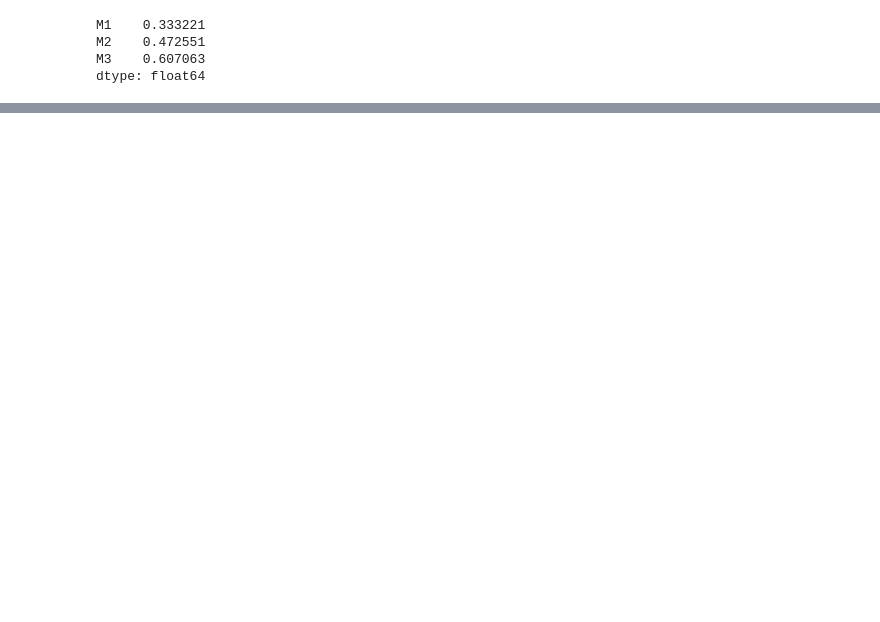
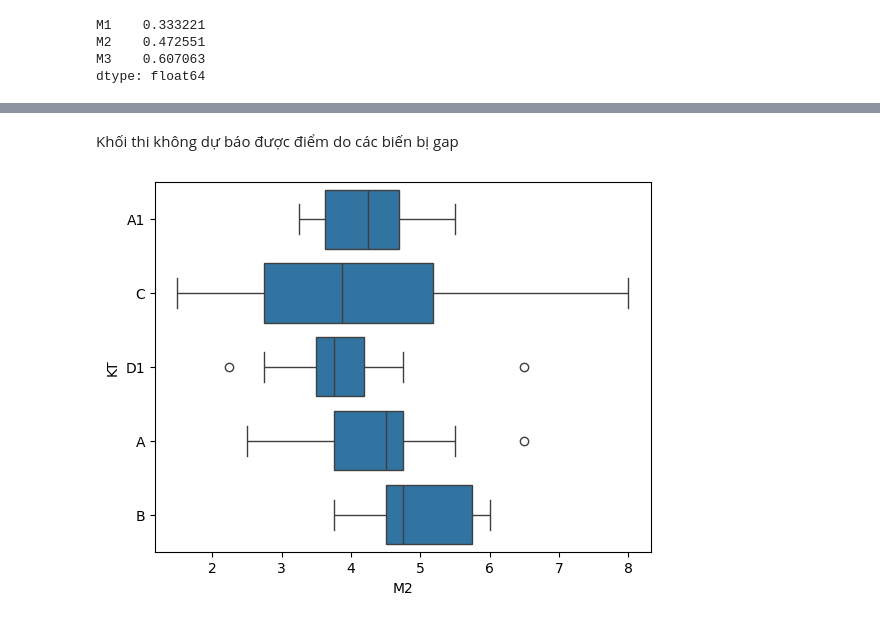
Before and after one commit to MrTroll28/LT-PTDL1, a Jupyter notebook: NoteBook/Slot02.ipynb, the cells around one changed output, grey strips where cells are left out. Cells and saved outputs as stored; diff of their text form; code cells hidden in the pictures; blank space fills up the shorter version.

```diff
--- a/NoteBook/Slot02.ipynb
+++ b/NoteBook/Slot02.ipynb
@@ -321,0 +362,8 @@ dtype: float64
+# %% [markdown]
+Khối thi không dự báo được điểm do các biến bị gap
+# %%
+sns.boxplot(x='M2', y='KT',data=df, orient='h')
+plt.show()
+# Câu hỏi: Khối thi nào có lower bound trùng với tứ phân vị thứ 1 (tức là Q1)
+# %% [output]
+[figure, added]
```
Also changed, not shown: parts of 13 cells of this notebook, 10 other files.
